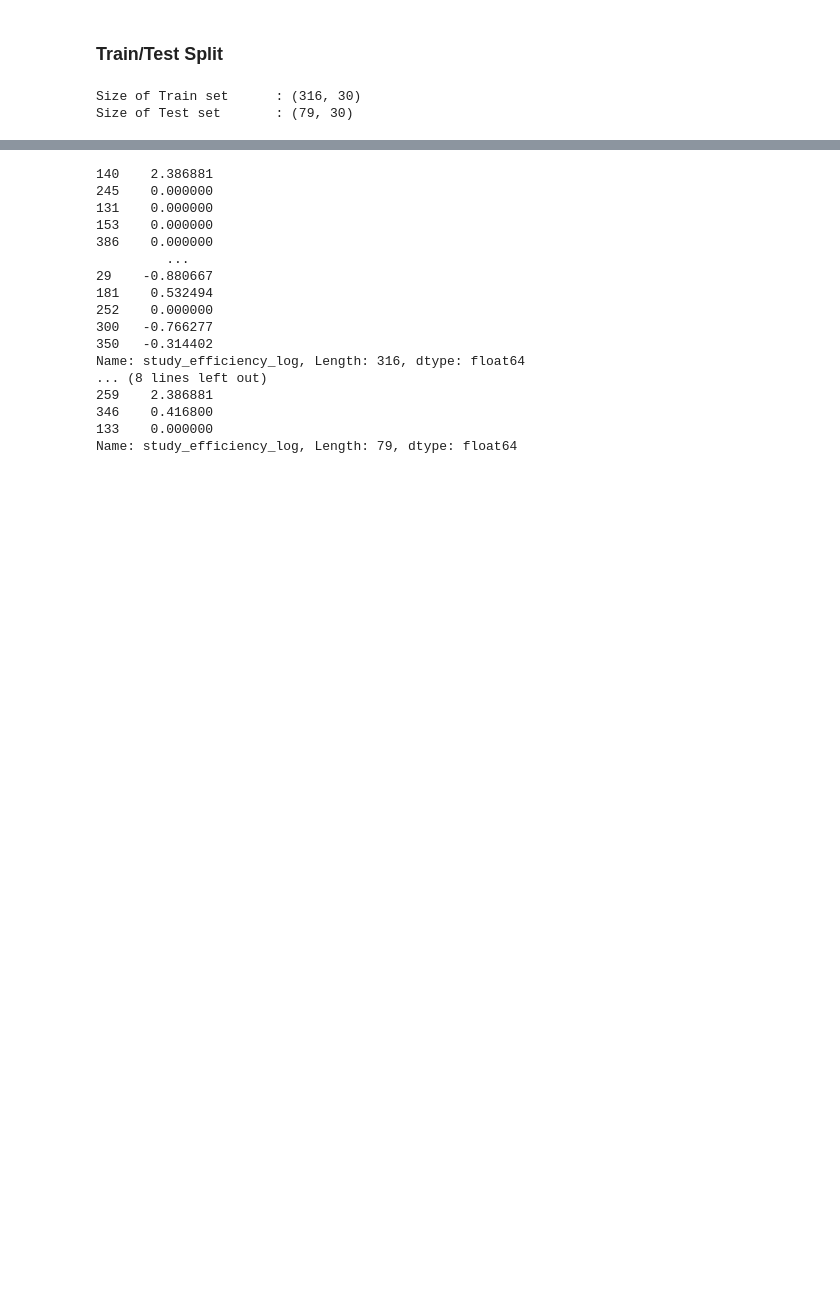
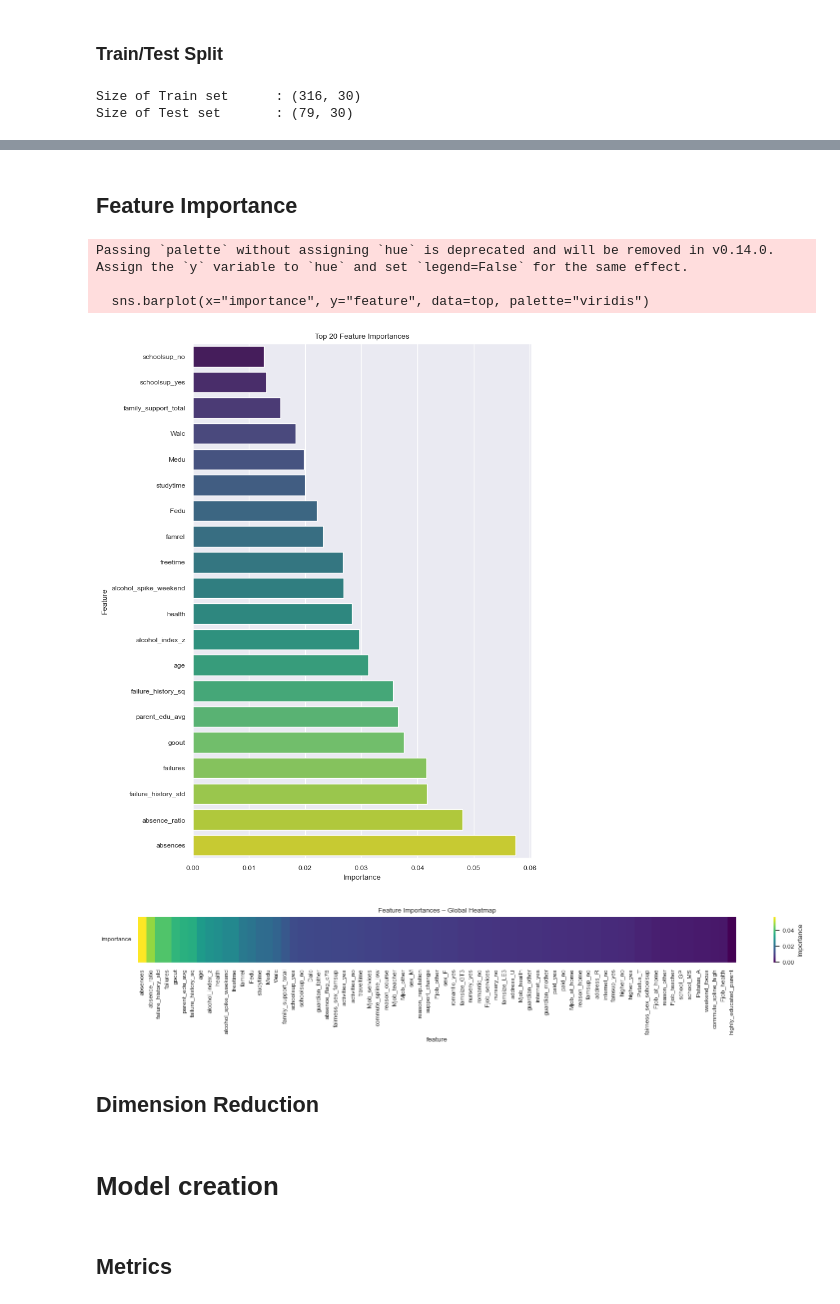
Before and after one commit to alfredofdlv/student-intervention-ml-pipeline, a Jupyter notebook: Report.ipynb, the cells around one changed output, grey strips where cells are left out. Drawn from its saved outputs; the diff is of its cells as text; code cells hidden in the pictures; blank space fills up the shorter version.

Commit message:
Feature Importance

```diff
--- a/Report.ipynb
+++ b/Report.ipynb
@@ -192,23 +206,20 @@ train_stats = {
 }
 
 
-X_train_fe = build_features(X_train, train_stats)
-X_test_fe = build_features(X_test, train_stats)
+X_train = build_features(X_train, train_stats)
+X_test = build_features(X_test, train_stats)
-# %% [output]
-140    2.386881
-245    0.000000
-131    0.000000
-153    0.000000
-386    0.000000
-         ...
-29    -0.880667
-181    0.532494
-252    0.000000
-300   -0.766277
-350   -0.314402
-Name: study_efficiency_log, Length: 316, dtype: float64
-... (8 lines left out)
-259    2.386881
-346    0.416800
-133    0.000000
-Name: study_efficiency_log, Length: 79, dtype: float64
+# %% [markdown]
+## Feature Importance
+# %%
+from visualizations import feature_importance_heatmap
+importance_df, _ = compute_feature_importance(X_train, y_train)
+plot_feature_importance(importance_df, top_n=20)
+feature_importance_heatmap(importance_df)
+# %% [output]
+Passing `palette` without assigning `hue` is deprecated and will be removed in v0.14.0. Assign the `y` variable to `hue` and set `legend=False` for the same effect.
+
+  sns.barplot(x="importance", y="feature", data=top, palette="viridis")
+[figure, added]
+[figure, added]
+# %% [markdown]
+## Dimension Reduction
@@ -214,0 +237,4 @@ Name: study_efficiency_log, Length: 79, dtype: float64
+# %% [markdown]
+# Model creation
+# %% [markdown]
+## Metrics
```
Also changed, not shown: parts of 11 cells of this notebook, 2 other files.
